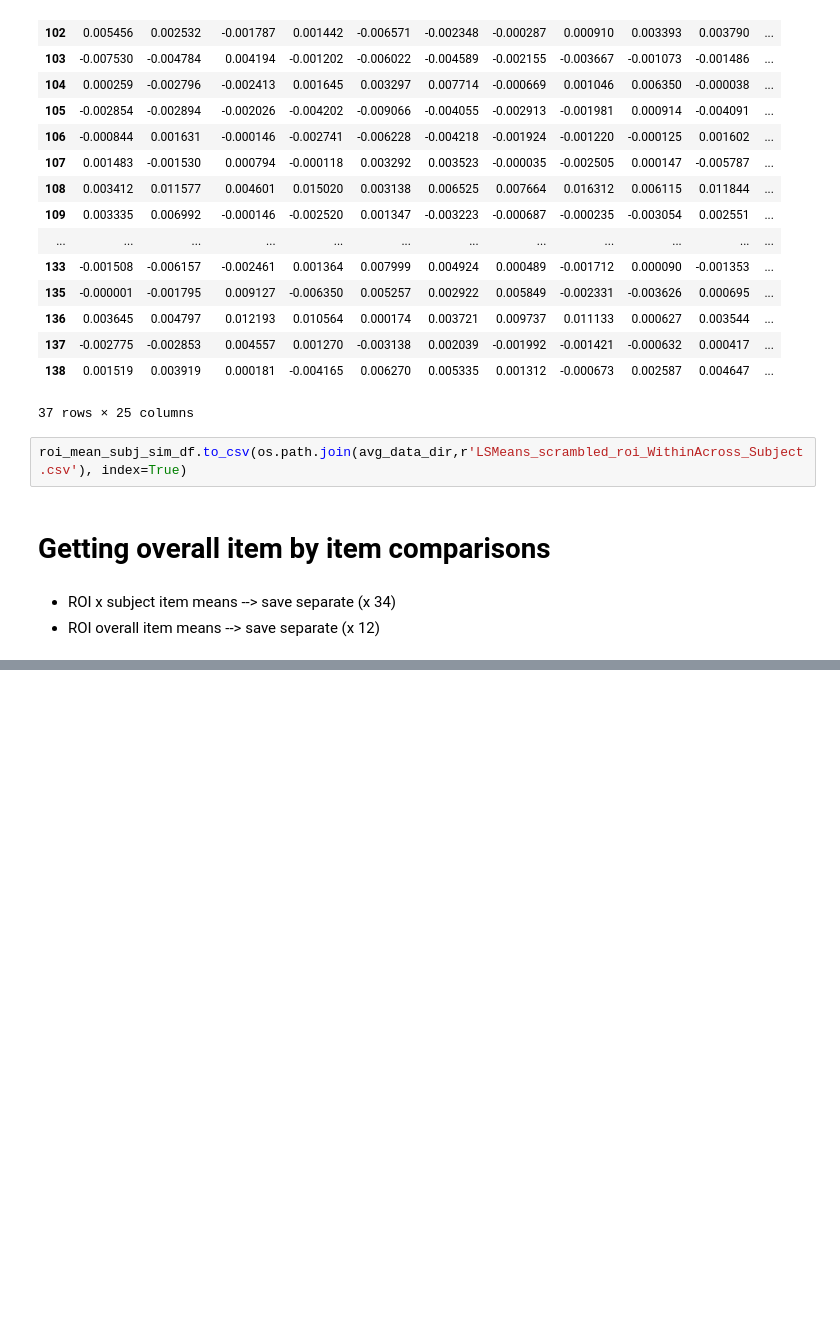
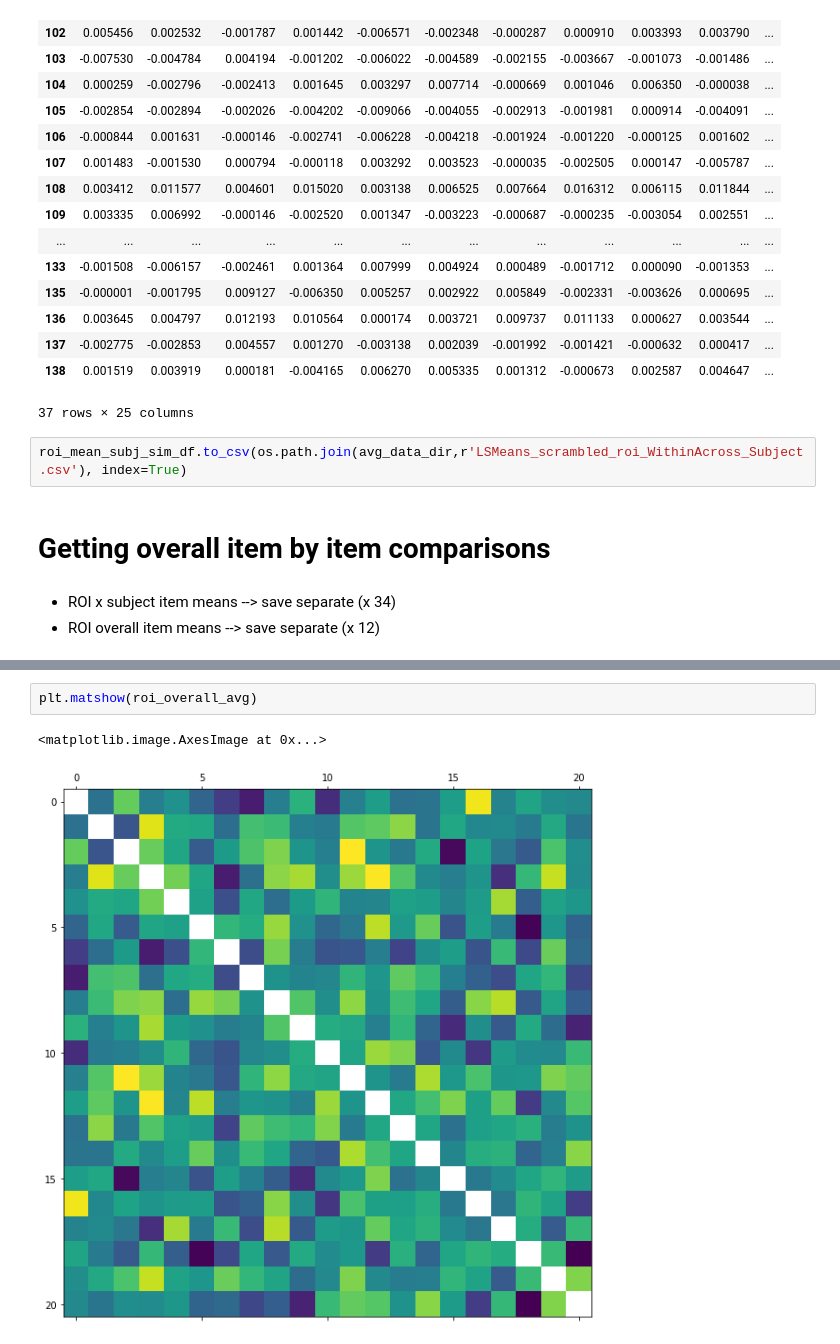
Before and after one commit to prestonlab/tesser_successor, a Jupyter notebook: jupyter/RSA_LSMeans_scrambled.ipynb, the cells around one changed output, grey strips where cells are left out. Saved outputs shown, nothing was run; the diff lists cells and outputs as text; blank space fills up the shorter version.

```diff
--- a/jupyter/RSA_LSMeans_scrambled.ipynb
+++ b/jupyter/RSA_LSMeans_scrambled.ipynb
@@ -434,0 +364,5 @@ for r in range(len(rois)):
+# %%
+plt.matshow(roi_overall_avg)
+# %% [output]
+<matplotlib.image.AxesImage at 0x...>
+[figure, added]
```
Also changed, not shown: parts of 23 cells of this notebook.
